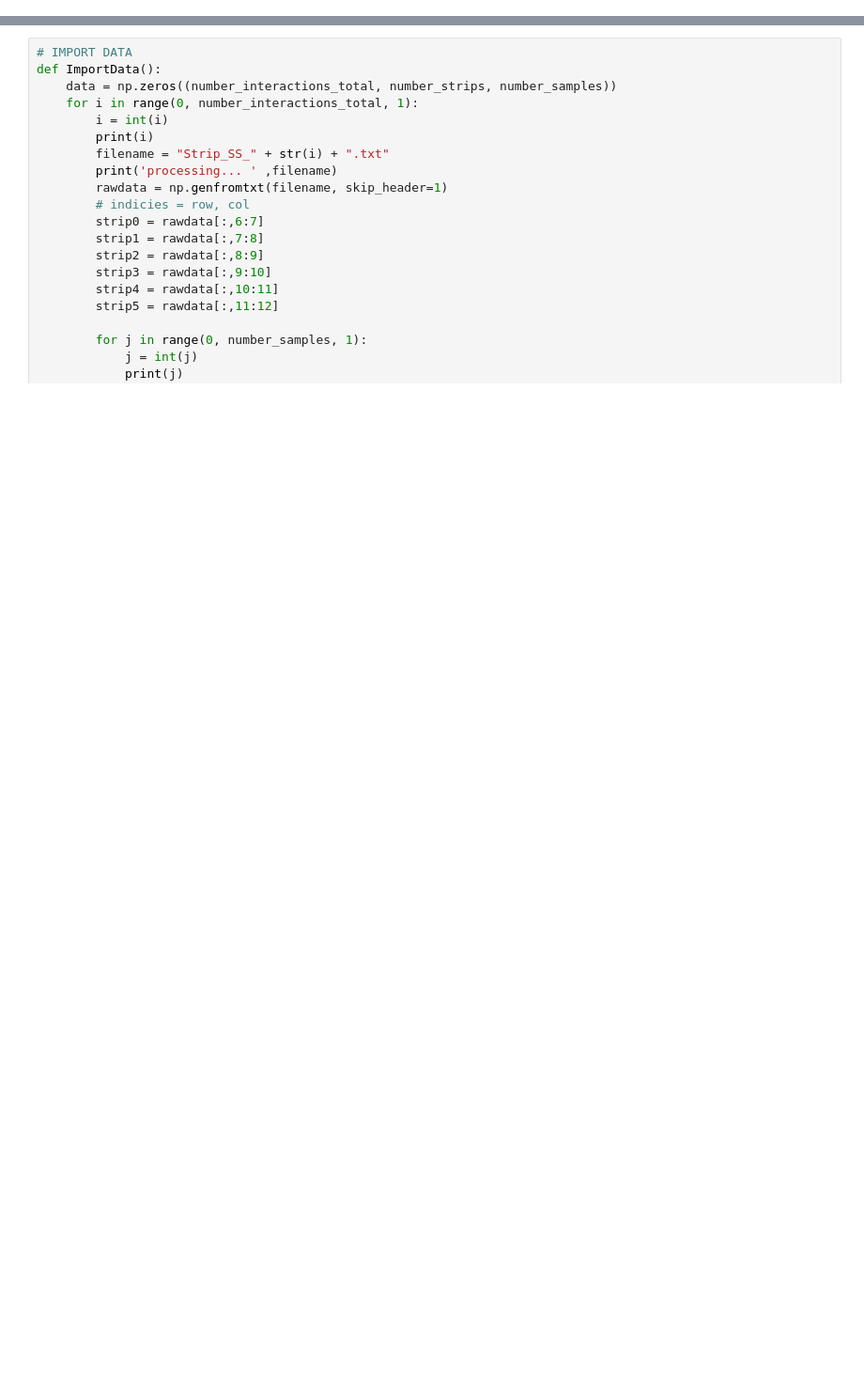
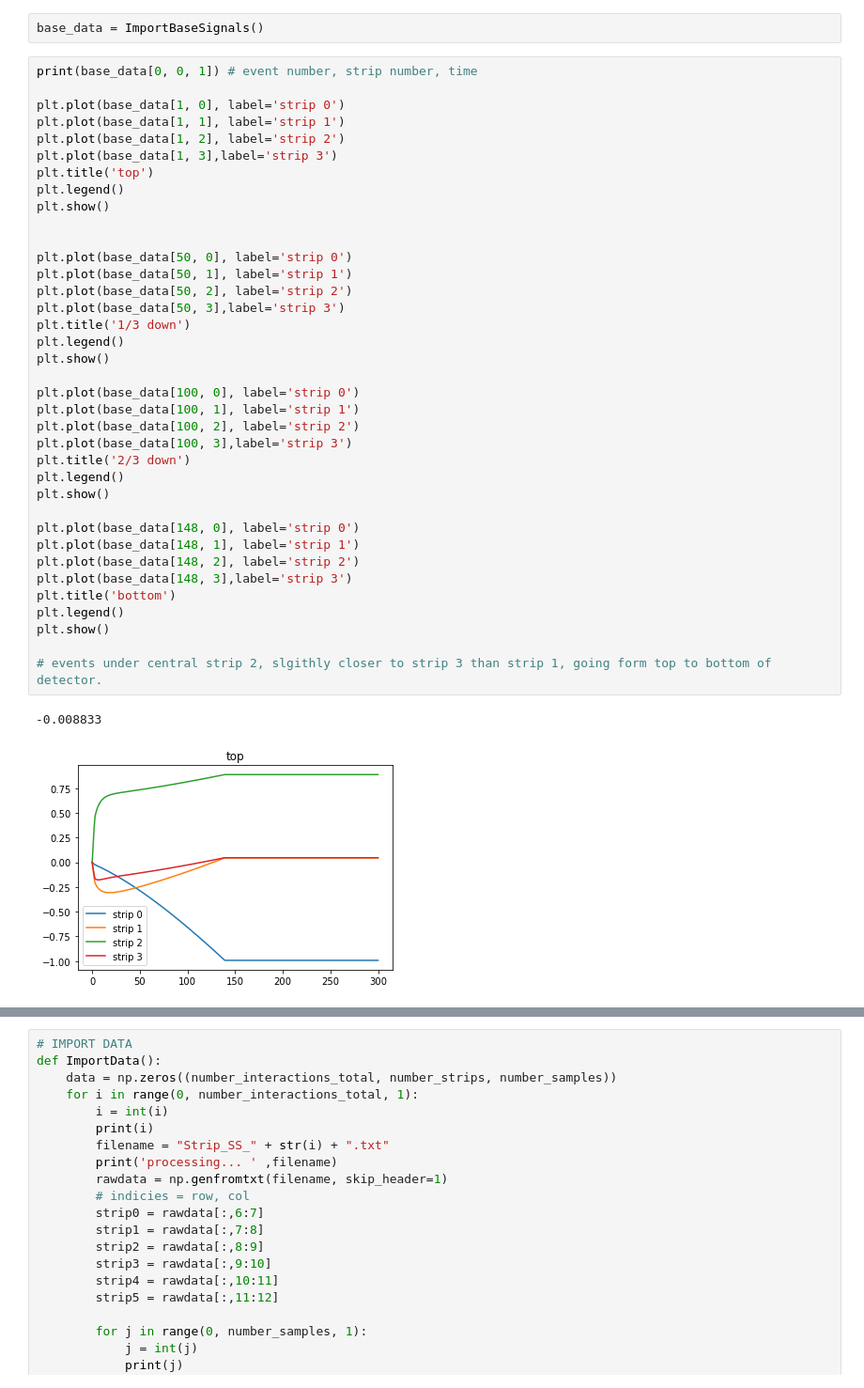
Before and after one commit to jmsz/posres, a Jupyter notebook: test.ipynb, the cells around one changed output, grey strips where cells are left out. Shown: that part at 94% size. Saved outputs shown, nothing was run; the diff lists cells and outputs as text; blank space fills up the shorter version.

```diff
--- a/test.ipynb
+++ b/test.ipynb
@@ -28,0 +69,42 @@ import scipy.stats as stats
+# %%
+base_data = ImportBaseSignals()
+# %%
+print(base_data[0, 0, 1]) # event number, strip number, time
+
+plt.plot(base_data[1, 0], label='strip 0')
+plt.plot(base_data[1, 1], label='strip 1')
+plt.plot(base_data[1, 2], label='strip 2')
+plt.plot(base_data[1, 3],label='strip 3')
+plt.title('top')
+plt.legend()
+plt.show()
+
+
+plt.plot(base_data[50, 0], label='strip 0')
+plt.plot(base_data[50, 1], label='strip 1')
+plt.plot(base_data[50, 2], label='strip 2')
+plt.plot(base_data[50, 3],label='strip 3')
+plt.title('1/3 down')
+plt.legend()
+plt.show()
+
+plt.plot(base_data[100, 0], label='strip 0')
+plt.plot(base_data[100, 1], label='strip 1')
+plt.plot(base_data[100, 2], label='strip 2')
+plt.plot(base_data[100, 3],label='strip 3')
+plt.title('2/3 down')
+plt.legend()
+plt.show()
+
+plt.plot(base_data[148, 0], label='strip 0')
+plt.plot(base_data[148, 1], label='strip 1')
+plt.plot(base_data[148, 2], label='strip 2')
+plt.plot(base_data[148, 3],label='strip 3')
+plt.title('bottom')
+plt.legend()
+plt.show()
+
+# events under central strip 2, slgithly closer to strip 3 than strip 1, going form top to bottom of detector.
+# %% [output]
+-0.008833
+[figure, added]
```
Also changed, not shown: parts of 12 cells of this notebook.
